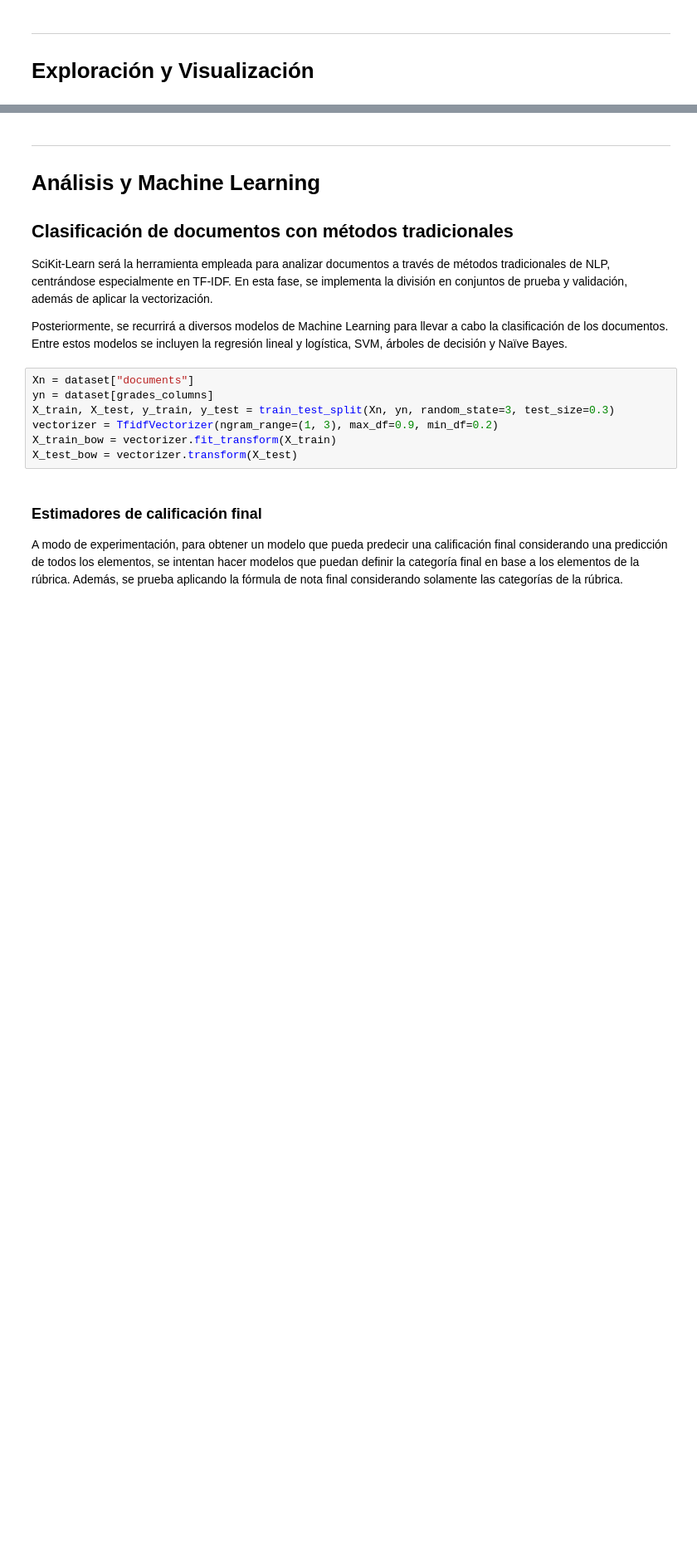
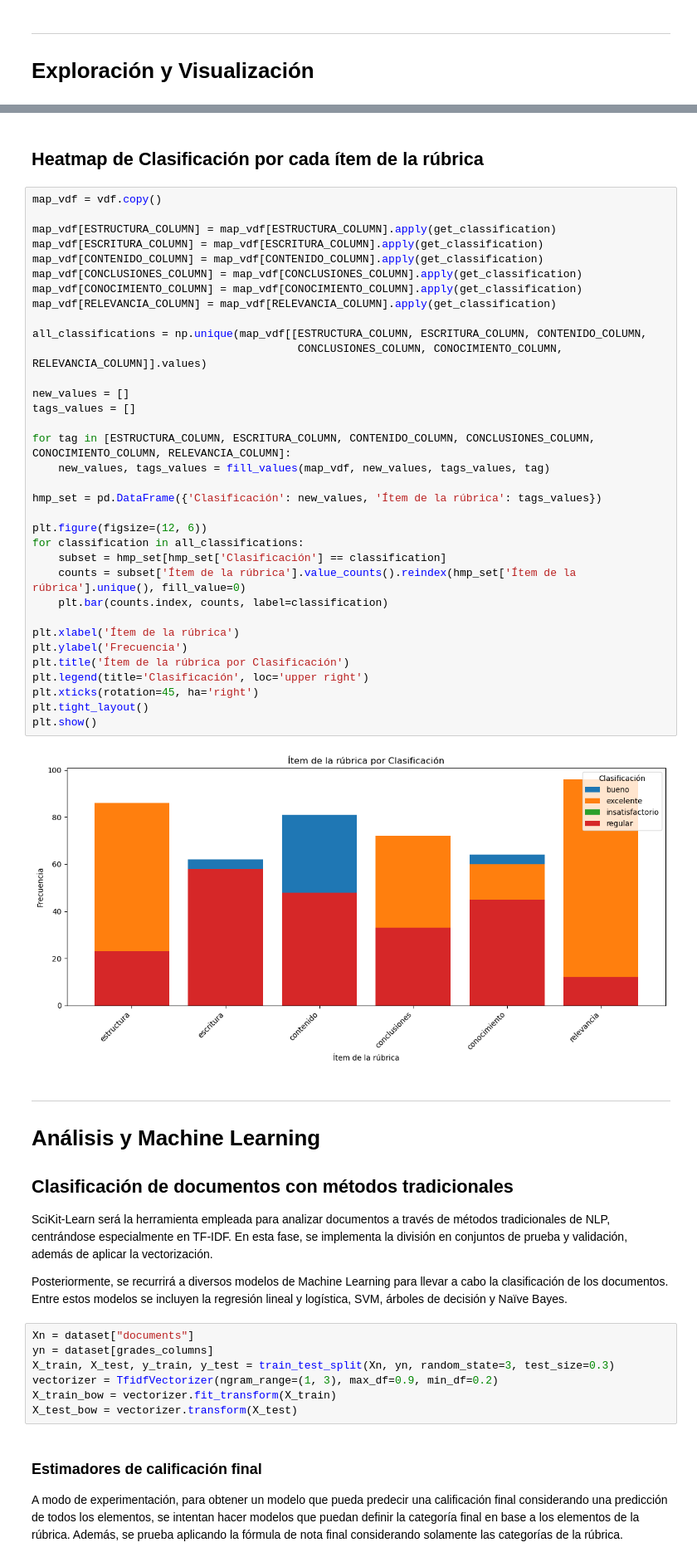
Before and after one commit to Jose64141/proyecto-intro-data-science, a Jupyter notebook: Proyecto_Jorge.ipynb, the cells around one changed output, grey strips where cells are left out. Shown at 83% size. Cells and saved outputs as stored; diff of their text form; blank space fills up the shorter version.

```diff
--- a/Proyecto_Jorge.ipynb
+++ b/Proyecto_Jorge.ipynb
@@ -161,3 +206,41 @@ dataset.loc[:, grades_columns] = dataset.loc[:, grades_columns].apply(lambda s:
+# %% [markdown]
+## Heatmap de Clasificación por cada ítem de la rúbrica
+# %%
+map_vdf = vdf.copy()
+
+map_vdf[ESTRUCTURA_COLUMN] = map_vdf[ESTRUCTURA_COLUMN].apply(get_classification)
+map_vdf[ESCRITURA_COLUMN] = map_vdf[ESCRITURA_COLUMN].apply(get_classification)
+map_vdf[CONTENIDO_COLUMN] = map_vdf[CONTENIDO_COLUMN].apply(get_classification)
+map_vdf[CONCLUSIONES_COLUMN] = map_vdf[CONCLUSIONES_COLUMN].apply(get_classification)
+map_vdf[CONOCIMIENTO_COLUMN] = map_vdf[CONOCIMIENTO_COLUMN].apply(get_classification)
+map_vdf[RELEVANCIA_COLUMN] = map_vdf[RELEVANCIA_COLUMN].apply(get_classification)
+
+all_classifications = np.unique(map_vdf[[ESTRUCTURA_COLUMN, ESCRITURA_COLUMN, CONTENIDO_COLUMN,
+                                         CONCLUSIONES_COLUMN, CONOCIMIENTO_COLUMN, RELEVANCIA_COLUMN]].values)
+
+new_values = []
+tags_values = []
+
+for tag in [ESTRUCTURA_COLUMN, ESCRITURA_COLUMN, CONTENIDO_COLUMN, CONCLUSIONES_COLUMN, CONOCIMIENTO_COLUMN, RELEVANCIA_COLUMN]:
+    new_values, tags_values = fill_values(map_vdf, new_values, tags_values, tag)
+
+hmp_set = pd.DataFrame({'Clasificación': new_values, 'Ítem de la rúbrica': tags_values})
+
+plt.figure(figsize=(12, 6))
+for classification in all_classifications:
+    subset = hmp_set[hmp_set['Clasificación'] == classification]
+    counts = subset['Ítem de la rúbrica'].value_counts().reindex(hmp_set['Ítem de la rúbrica'].unique(), fill_value=0)
+    plt.bar(counts.index, counts, label=classification)
+
+plt.xlabel('Ítem de la rúbrica')
+plt.ylabel('Frecuencia')
+plt.title('Ítem de la rúbrica por Clasificación')
+plt.legend(title='Clasificación', loc='upper right')
+plt.xticks(rotation=45, ha='right')
+plt.tight_layout()
+plt.show()
+# %% [output]
+[figure, added]
 # %% [markdown]
 ---
 
```
Also changed, not shown: parts of 6 cells of this notebook.
